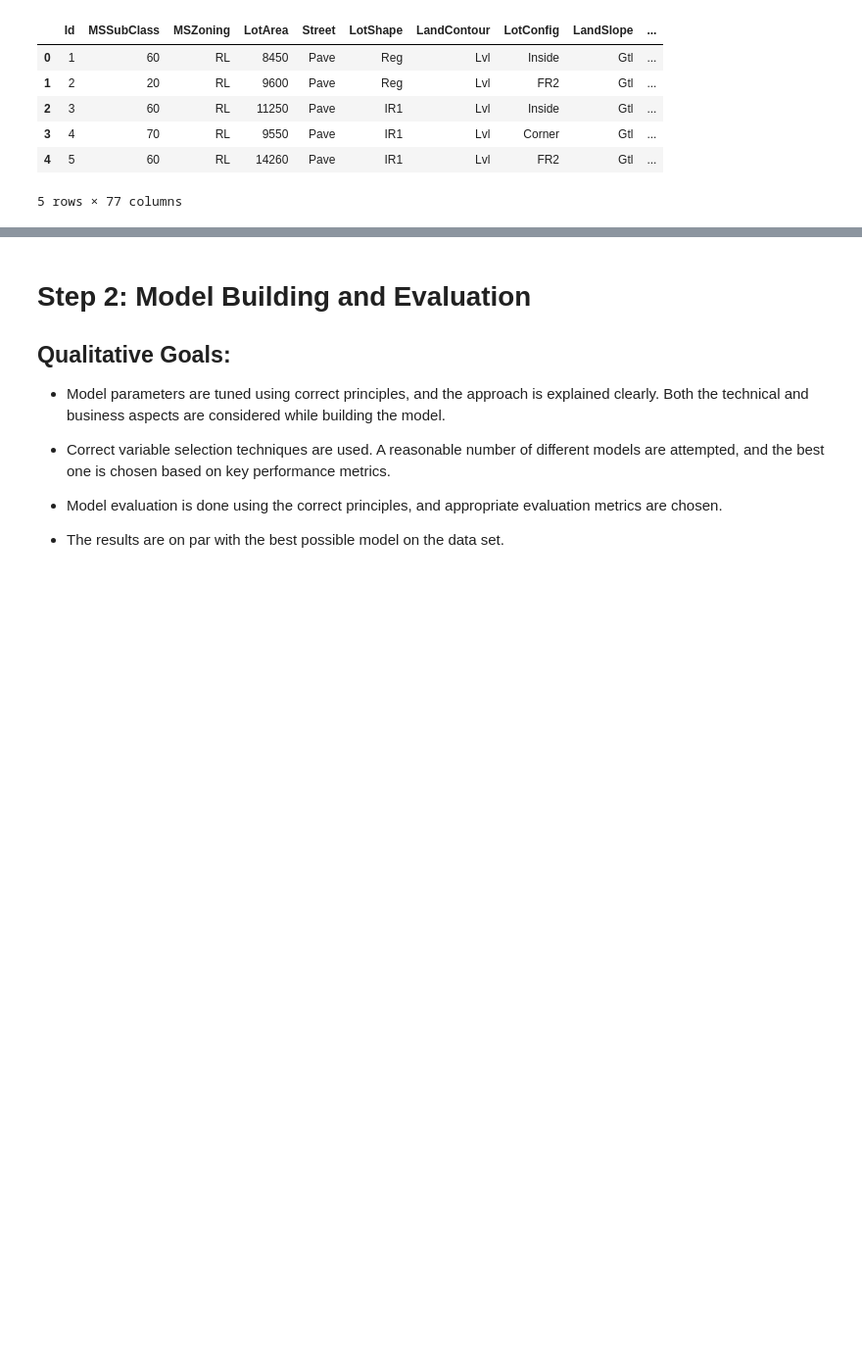
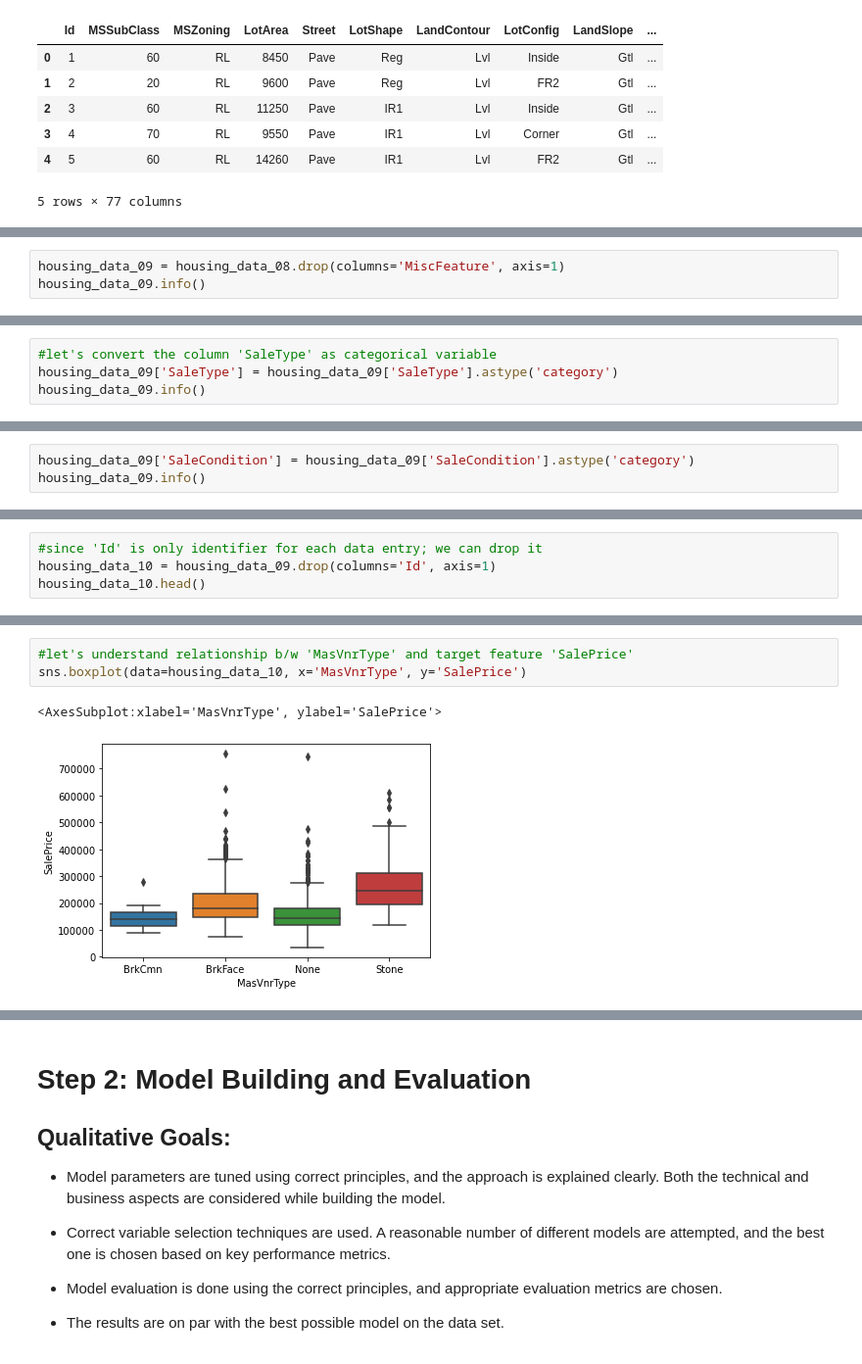
Before and after one commit to JamshedAhsan/house-price-prediction, a Jupyter notebook: Housing-Price-Prediction.ipynb, the cells around one changed output, grey strips where cells are left out. Shown at 98% size. Drawn from its saved outputs; the diff is of its cells as text; blank space fills up the shorter version.

Commit message:
done with data type conversion

```diff
--- a/Housing-Price-Prediction.ipynb
+++ b/Housing-Price-Prediction.ipynb
@@ -722,0 +2227,3 @@ housing_data_04.head()
+# %%
+housing_data_09 = housing_data_08.drop(columns='MiscFeature', axis=1)
+housing_data_09.info()
@@ -722,0 +2277,4 @@ housing_data_04.head()
+# %%
+#let's convert the column 'SaleType' as categorical variable
+housing_data_09['SaleType'] = housing_data_09['SaleType'].astype('category')
+housing_data_09.info()
@@ -722,0 +2325,3 @@ housing_data_04.head()
+# %%
+housing_data_09['SaleCondition'] = housing_data_09['SaleCondition'].astype('category')
+housing_data_09.info()
@@ -722,0 +2362,4 @@ housing_data_04.head()
+# %%
+#since 'Id' is only identifier for each data entry; we can drop it
+housing_data_10 = housing_data_09.drop(columns='Id', axis=1)
+housing_data_10.head()
@@ -722,0 +2405,6 @@ housing_data_04.head()
+# %%
+#let's understand relationship b/w 'MasVnrType' and target feature 'SalePrice'
+sns.boxplot(data=housing_data_10, x='MasVnrType', y='SalePrice')
+# %% [output]
+<AxesSubplot:xlabel='MasVnrType', ylabel='SalePrice'>
+[figure, added]
```
Also changed, not shown: parts of 139 cells of this notebook, 1 other file.
